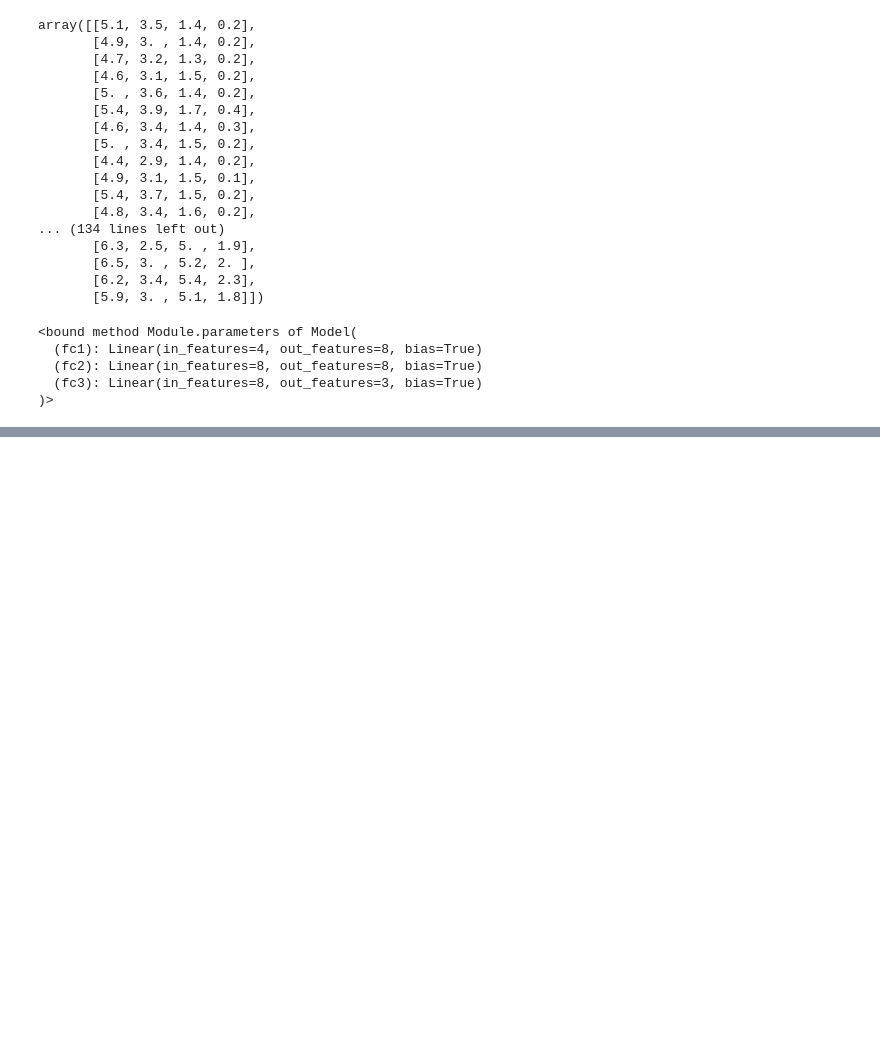
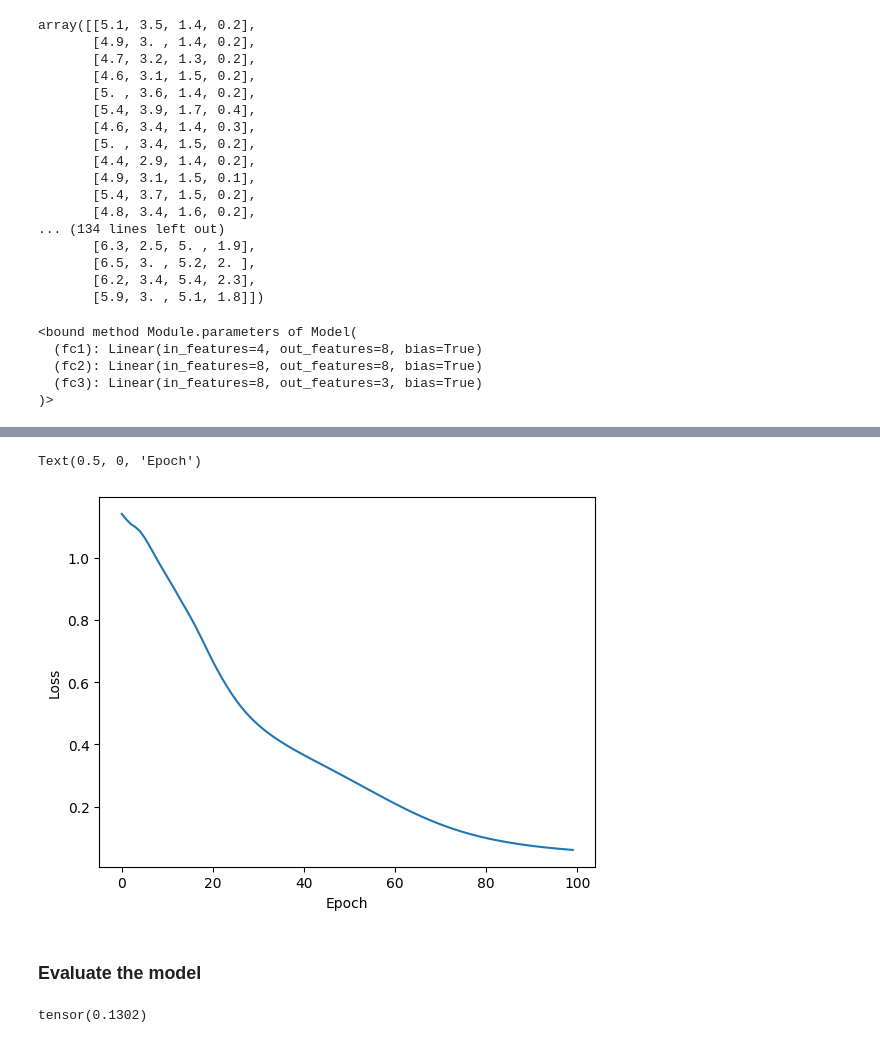
Before and after one commit to aaron-v19/practice, a Jupyter notebook: irisclassifier.ipynb, the cells around one changed output, grey strips where cells are left out. Cells and saved outputs as stored; diff of their text form; code cells hidden in the pictures; blank space fills up the shorter version.

```diff
--- a/irisclassifier.ipynb
+++ b/irisclassifier.ipynb
@@ -132,0 +126,24 @@ for i in range(epochs):
+# %%
+#Train our model
+epochs=100
+losses=[]   # to keep tab of loss data
+for i in range(epochs):
+  #go forward
+  y_pred=model.forward(X_train) #get prediction res
+
+  #measure the loss error
+  loss=criterion(y_pred,y_train)
+
+  #keep track of our losses
+  losses.append(loss.detach().numpy())
+
+  #print loss every 10 epoch
+  if i%10==0:
+    print(f'Epoch : {i} and loss : {loss}')
+
+  #backprop
+  optimizer.zero_grad()
+  loss.backward()
+
+  #update weights
+  optimizer.step()
@@ -132,0 +161,10 @@ for i in range(epochs):
+# %%
+#graph it out
+plt.plot(range(epochs),losses)
+plt.ylabel('Loss')
+plt.xlabel('Epoch')
+# %% [output]
+Text(0.5, 0, 'Epoch')
+[figure, added]
+# %% [markdown]
+### Evaluate the model
@@ -132,0 +175,4 @@ for i in range(epochs):
+# %%
+loss
+# %% [output]
+tensor(0.1302)
```
Also changed, not shown: parts of 11 cells of this notebook.
